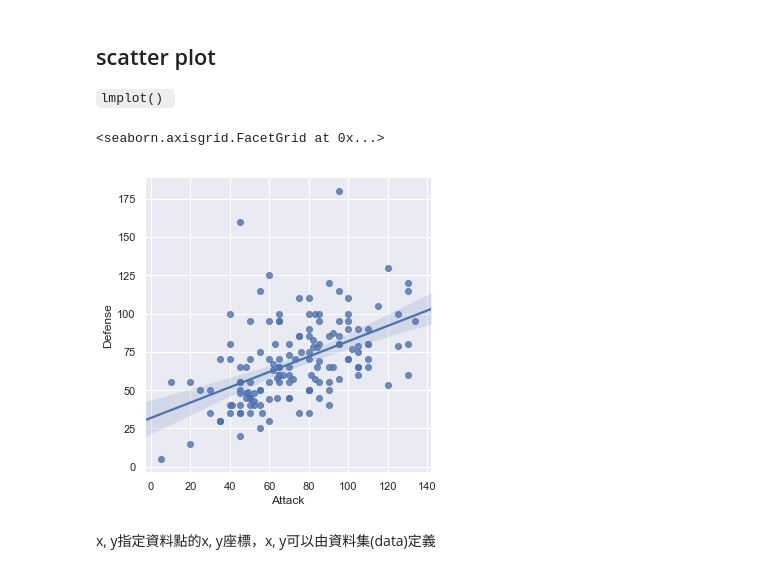
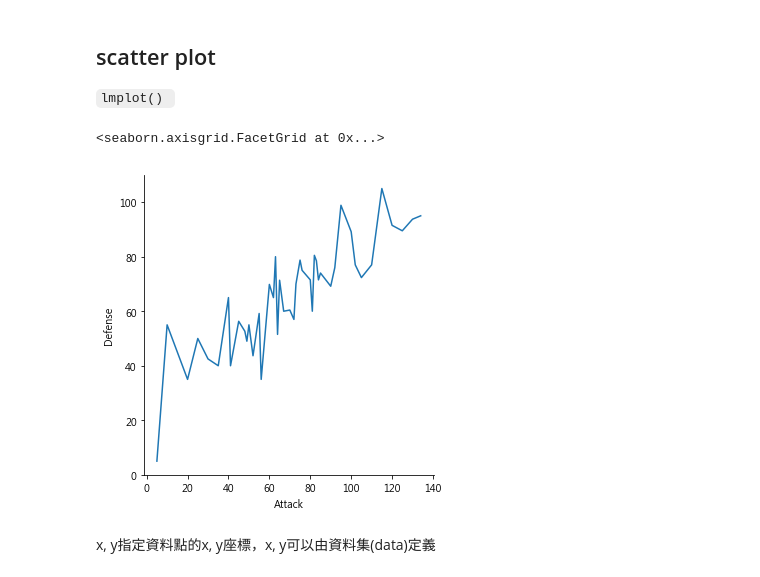
Before and after one commit to jc7qx/pylearning, a Jupyter notebook: snsTest.ipynb, the cells around one changed output. Saved outputs shown, nothing was run; the diff lists cells and outputs as text; code cells hidden in the pictures.

```diff
--- a/snsTest.ipynb
+++ b/snsTest.ipynb
@@ -47,10 +47,11 @@ df.head()
 
 `lmplot() `
 # %%
-sns.lmplot(x='Attack', y='Defense', data=df)
+#sns.lmplot(x='Attack', y='Defense', data=df)
+sns.relplot(x='Attack', y='Defense', kind="line",ci=None, data=df)
 # %% [output]
 <seaborn.axisgrid.FacetGrid at 0x...>
-[figure, old version]
+[figure, new version]
 # %% [markdown]
 x, y指定資料點的x, y座標，x, y可以由資料集(data)定義
 # %%
```
Also changed, not shown: parts of 1 cell of this notebook, 1 other file.
